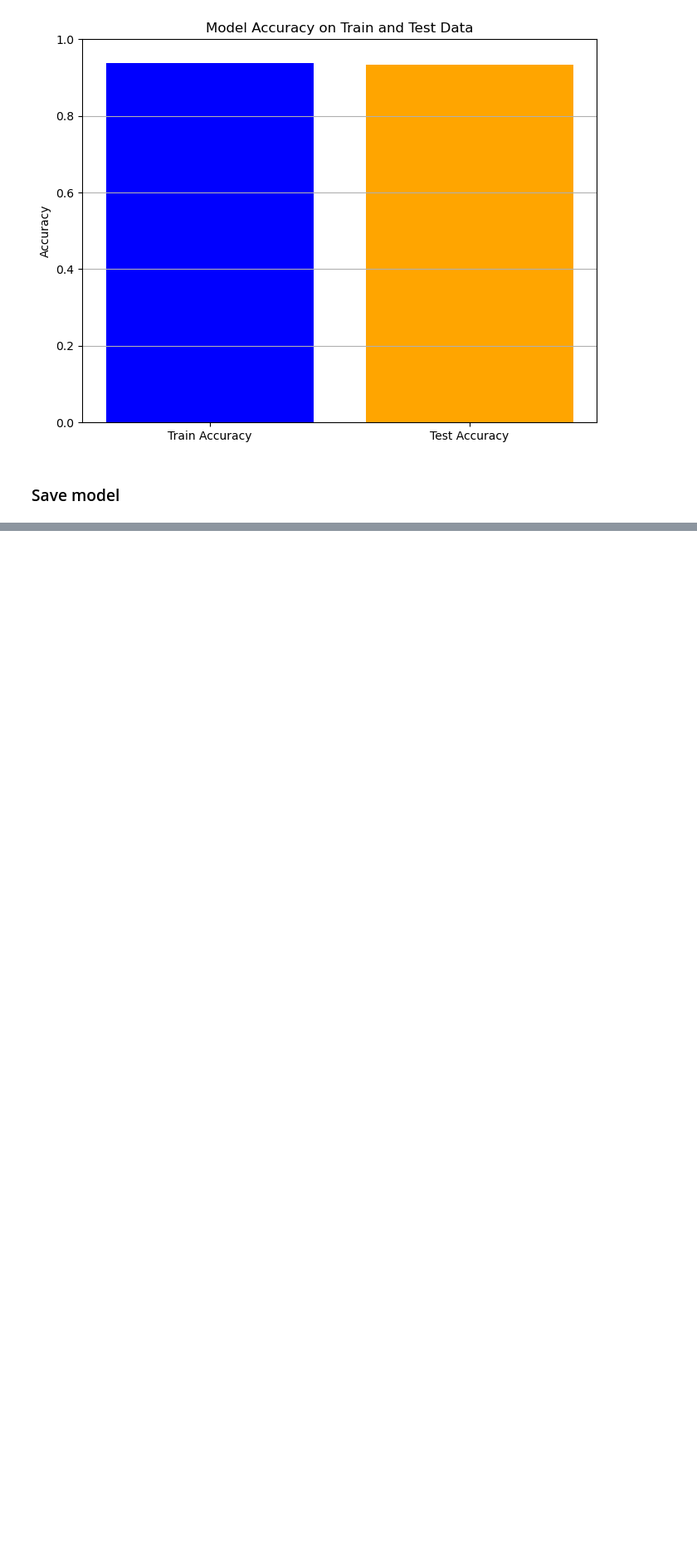
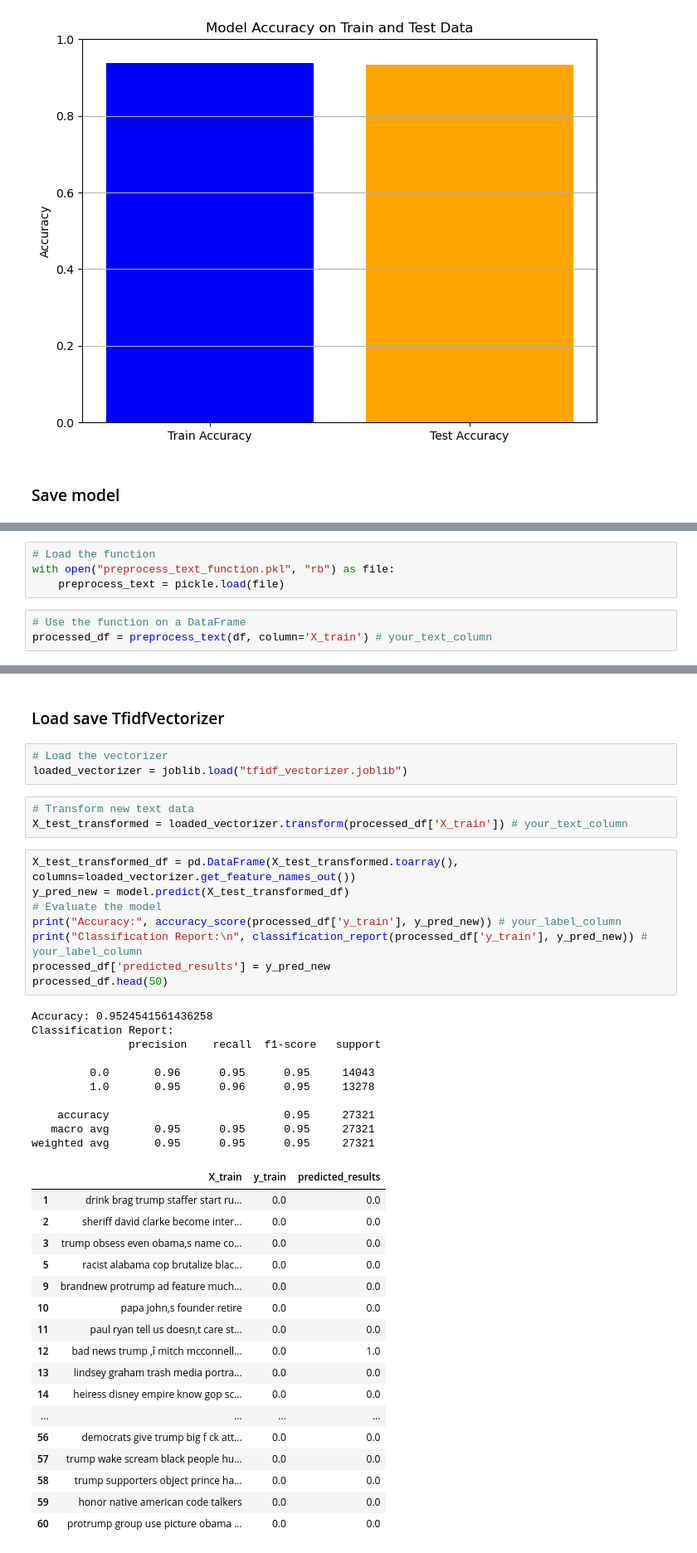
Before and after one commit to AnkitaSK/Proj2_Text_Classification, a Jupyter notebook: main.ipynb, the cells around one changed output, grey strips where cells are left out. Shown: that part at 83% size. Saved outputs shown, nothing was run; the diff lists cells and outputs as text; blank space fills up the shorter version.

Commit message:
save models, load models, save csv

```diff
--- a/main.ipynb
+++ b/main.ipynb
@@ -386,0 +413,7 @@ import joblib
+# %%
+# Load the function
+with open("preprocess_text_function.pkl", "rb") as file:
+    preprocess_text = pickle.load(file)
+# %%
+# Use the function on a DataFrame
+processed_df = preprocess_text(df, column='X_train') # your_text_column
@@ -387 +436,45 @@ import joblib
+# %% [markdown]
+### Load save TfidfVectorizer
+# %%
+# Load the vectorizer
+loaded_vectorizer = joblib.load("tfidf_vectorizer.joblib")
+# %%
+# Transform new text data
+X_test_transformed = loaded_vectorizer.transform(processed_df['X_train']) # your_text_column
+# %%
+X_test_transformed_df = pd.DataFrame(X_test_transformed.toarray(), columns=loaded_vectorizer.get_feature_names_out())
+y_pred_new = model.predict(X_test_transformed_df)
+# Evaluate the model
+print("Accuracy:", accuracy_score(processed_df['y_train'], y_pred_new)) # your_label_column
+print("Classification Report:\n", classification_report(processed_df['y_train'], y_pred_new)) # your_label_column
+processed_df['predicted_results'] = y_pred_new
+processed_df.head(50)
+# %% [output]
+Accuracy: 0.9524541561436258
+Classification Report:
+               precision    recall  f1-score   support
+
+         0.0       0.96      0.95      0.95     14043
+         1.0       0.95      0.96      0.95     13278
+
+    accuracy                           0.95     27321
+   macro avg       0.95      0.95      0.95     27321
+weighted avg       0.95      0.95      0.95     27321
+|  | X_train | y_train | predicted_results |
+| 1 | drink brag trump staffer start ru... | 0.0 | 0.0 |
+| 2 | sheriff david clarke become inter... | 0.0 | 0.0 |
+| 3 | trump obsess even obama‚s name co... | 0.0 | 0.0 |
+| 5 | racist alabama cop brutalize blac... | 0.0 | 0.0 |
+| 9 | brandnew protrump ad feature much... | 0.0 | 0.0 |
+| 10 | papa john‚s founder retire | 0.0 | 0.0 |
+| 11 | paul ryan tell us doesn‚t care st... | 0.0 | 0.0 |
+| 12 | bad news trump ‚î mitch mcconnell... | 0.0 | 1.0 |
+| 13 | lindsey graham trash media portra... | 0.0 | 0.0 |
+| 14 | heiress disney empire know gop sc... | 0.0 | 0.0 |
+| ... | ... | ... | ... |
+| 56 | democrats give trump big f ck att... | 0.0 | 0.0 |
+| 57 | trump wake scream black people hu... | 0.0 | 0.0 |
+| 58 | trump supporters object prince ha... | 0.0 | 0.0 |
+| 59 | honor native american code talkers | 0.0 | 0.0 |
+| 60 | protrump group use picture obama ... | 0.0 | 0.0 |
 # %% [markdown]
```
Also changed, not shown: parts of 11 cells of this notebook.
